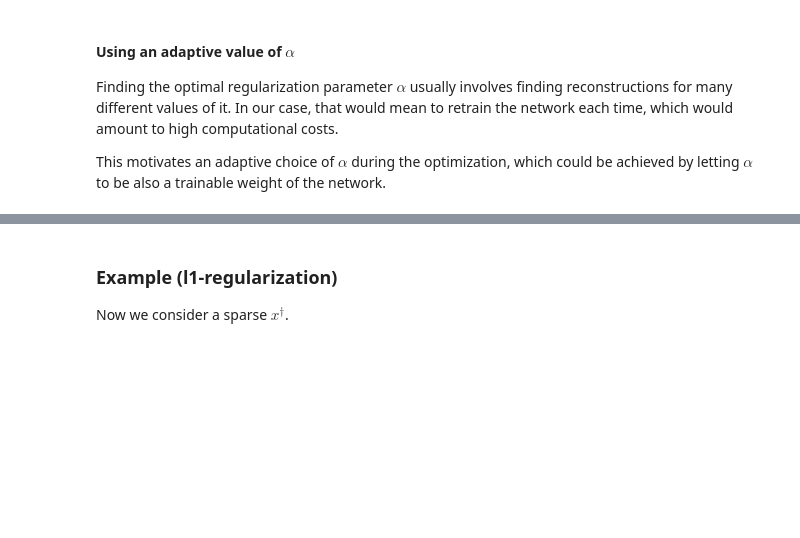
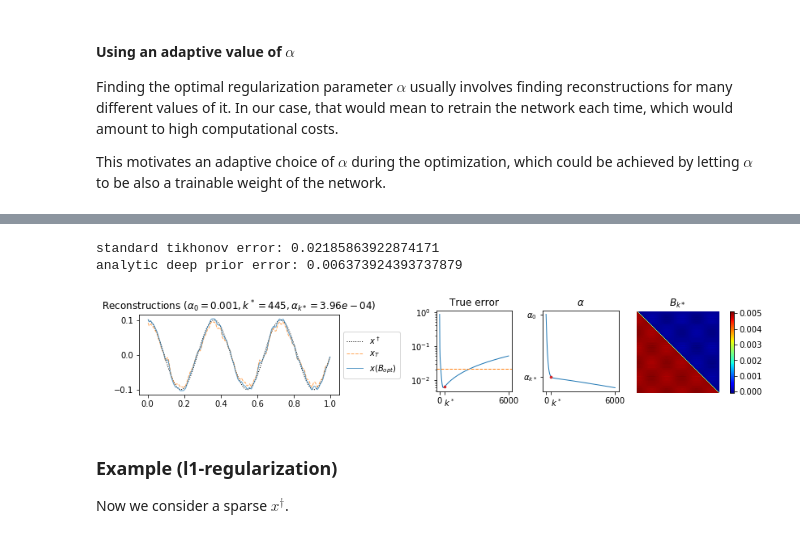
Before and after one commit to oterobaguer/analytic-deep-prior, a Jupyter notebook: analytic_deep_prior.ipynb, the cells around one changed output, grey strips where cells are left out. Cells and saved outputs as stored; diff of their text form; code cells hidden in the pictures; blank space fills up the shorter version.

```diff
--- a/analytic_deep_prior.ipynb
+++ b/analytic_deep_prior.ipynb
@@ -294,5 +298,4 @@ analytic deep prior error: 0.0026452678340869945
 # %%
-adaptive_alpha_l2(alpha0=1e-3, lr=0.05, iters=6000, index=444)
-# plt.savefig('adaptive_alpha_l2_3.pdf')
+summary3 = adaptive_alpha_l2(alpha0=1e-3, lr=0.05, iters=6000)
 # %% [output]
 alpha0=0.001,lr=0.05,iter=6000
@@ -303,3 +303,12 @@ analytic deep prior error: 0.0063681375153478385
+# %%
+k=445
+x_ref = tikhonov_l2(A, y_delta, summary3.alpha_seq[k])
+plot_adaptive_alpha_l2(summary3, alpha0=1e-3, x_ref = x_ref, index=k)
+# plt.savefig('adaptive_alpha_l2_3.pdf')
+# %% [output]
+standard tikhonov error: 0.02185863922874171
+analytic deep prior error: 0.006373924393737879
+[figure, added]
 # %% [markdown]
 ### Example (l1-regularization)
 Now we consider a sparse $x^\dagger$.
```
Also changed, not shown: parts of 19 cells of this notebook.
